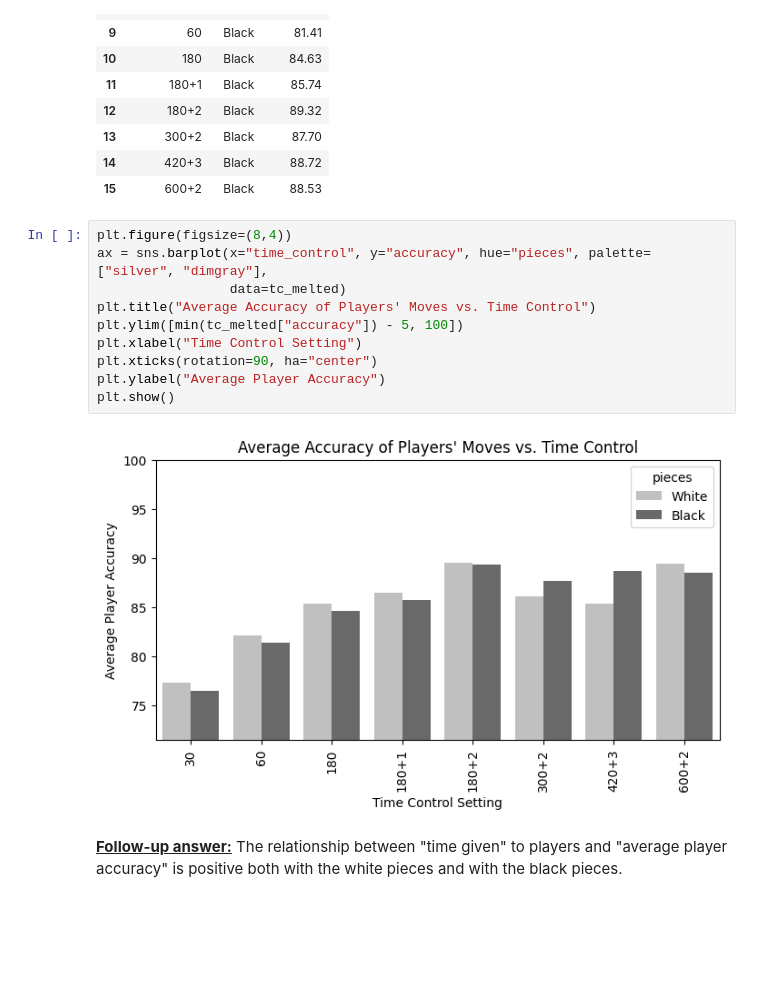
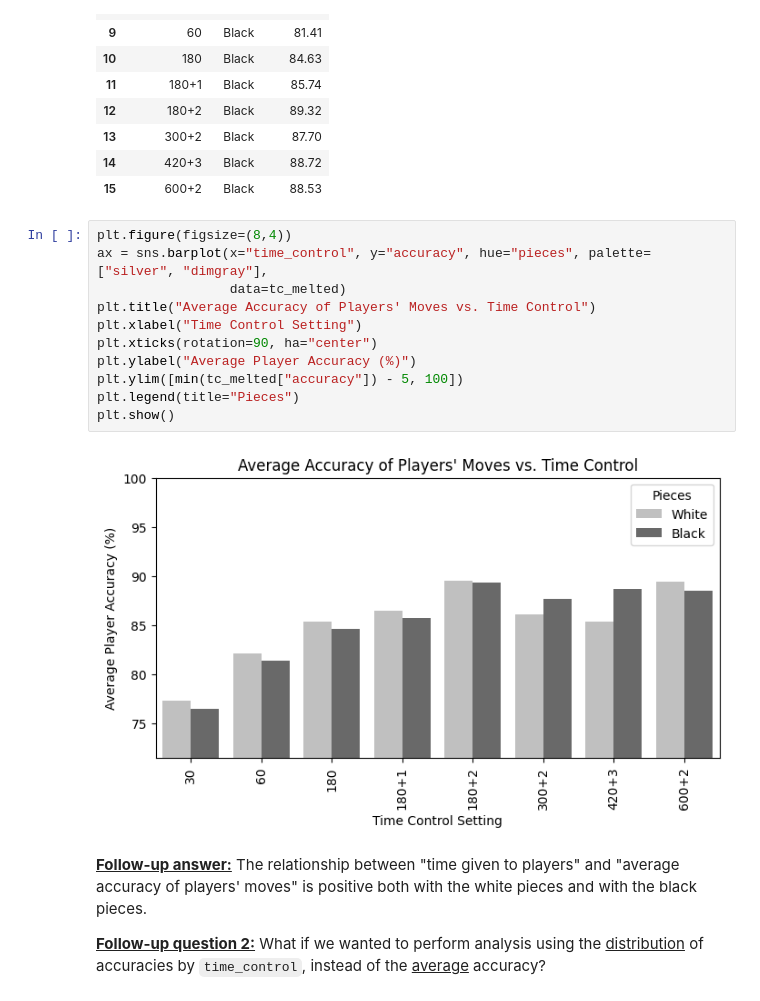
Before and after one commit to ethanwitek/chess-datasets, a Jupyter notebook: Datasets/gm-rated-2024/example-notebook.ipynb, the cells around one changed output. Saved outputs shown, nothing was run; the diff lists cells and outputs as text; blank space fills up the shorter version.

```diff
--- a/Datasets/gm-rated-2024/example-notebook.ipynb
+++ b/Datasets/gm-rated-2024/example-notebook.ipynb
@@ -415,14 +416,17 @@ tc_melted
 # %%
 plt.figure(figsize=(8,4))
 ax = sns.barplot(x="time_control", y="accuracy", hue="pieces", palette=["silver", "dimgray"],
                  data=tc_melted)
 plt.title("Average Accuracy of Players' Moves vs. Time Control")
-plt.ylim([min(tc_melted["accuracy"]) - 5, 100])
 plt.xlabel("Time Control Setting")
 plt.xticks(rotation=90, ha="center")
-plt.ylabel("Average Player Accuracy")
+plt.ylabel("Average Player Accuracy (%)")
+plt.ylim([min(tc_melted["accuracy"]) - 5, 100])
+plt.legend(title="Pieces")
 plt.show()
 # %% [output]
-[figure, old version]
+[figure, new version]
 # %% [markdown]
-**<u>Follow-up answer:</u>** The relationship between "time given" to players and "average player accuracy" is positive both with the white pieces and with the black pieces.
+**<u>Follow-up answer:</u>** The relationship between "time given to players" and "average accuracy of players' moves" is positive both with the white pieces and with the black pieces.
+
+**<u>Follow-up question 2:</u>** What if we wanted to perform analysis using the <u>distribution</u> of accuracies by `time_control`, instead of the <u>average</u> accuracy?
```
Also changed, not shown: parts of 9 cells of this notebook.
